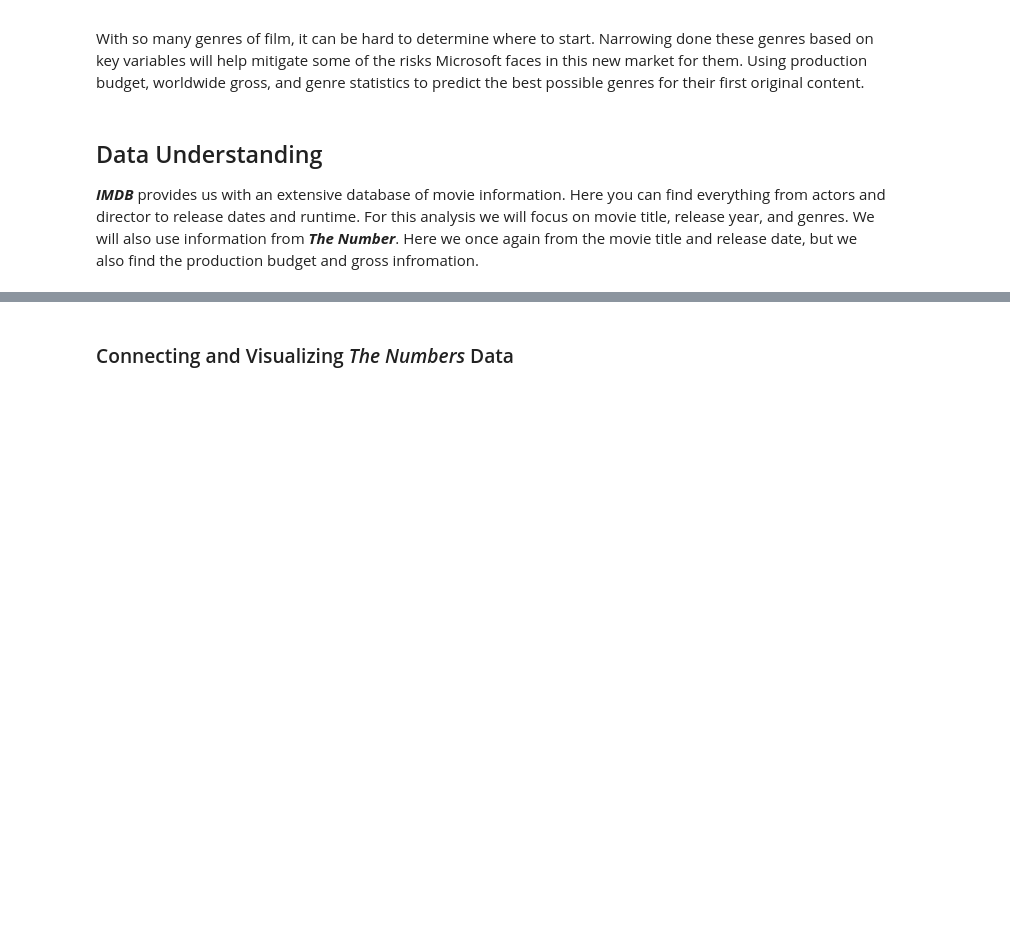
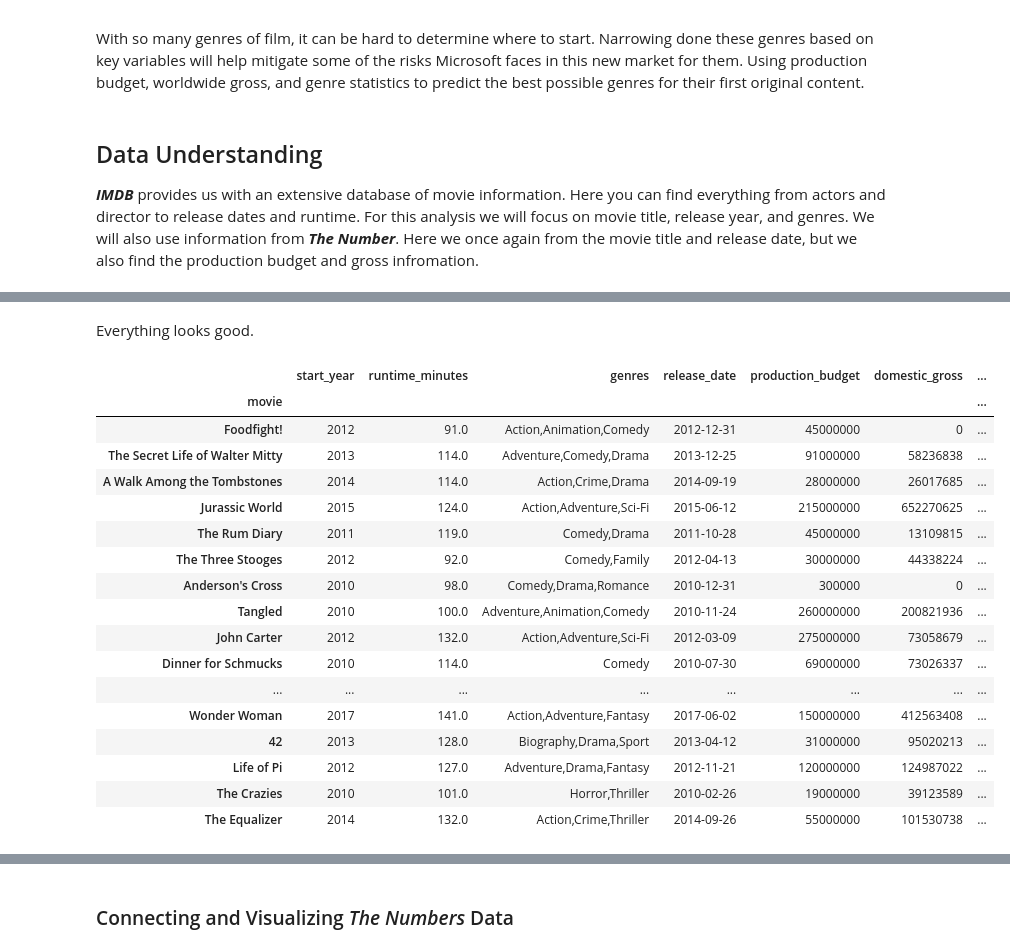
Before and after one commit to rustyb08/phase_1_project, a Jupyter notebook: Microsoft Original Content.ipynb, the cells around one changed output, grey strips where cells are left out. Drawn from its saved outputs; the diff is of its cells as text; code cells hidden in the pictures; blank space fills up the shorter version.

Commit message:
More analysis
Decided to dive deeper into the data after speaking with my instructor.

```diff
--- a/Microsoft Original Content.ipynb
+++ b/Microsoft Original Content.ipynb
@@ -35,0 +480,5 @@ with ZipFile('Data/im.db.zip', 'r') as zip:
+# %%
+# Changes the index from 'movie_id' to 'movie'.
+tn_movie_budget.set_index('movie', inplace=True)
+
+tn_movie_budget.info()
@@ -35,0 +501,6 @@ with ZipFile('Data/im.db.zip', 'r') as zip:
+# %%
+# Removes the id column
+tn_movie_budget = tn_movie_budget.drop('id', 1)
+
+# Let's view the dataframe to make sure we have it the way we want.
+tn_movie_budget.head()
@@ -35,0 +517,6 @@ with ZipFile('Data/im.db.zip', 'r') as zip:
+# %%
+# Converts date from string to datetime.
+tn_movie_budget['release_date'] = pd.to_datetime(tn_movie_budget['release_date'])
+
+# Let's see if it works.
+tn_movie_budget.info()
@@ -35,0 +538,5 @@ with ZipFile('Data/im.db.zip', 'r') as zip:
+# %%
+# Combines the IMDB table with The Numbers budget information
+# along movie and year.
+movies_df = pd.merge(imdb_basics, tn_movie_budget, left_on=['movie', 'start_year'], right_on=['movie', 'year'])
+movies_df.info()
@@ -35,0 +559,24 @@ with ZipFile('Data/im.db.zip', 'r') as zip:
+# %% [markdown]
+Everything looks good.
+# %%
+# Visualize the data
+movies_df.head(25)
+# %% [output]
+|  | start_year | runtime_minutes | genres | release_date | production_budget | domestic_gross | ... |
+| movie |  |  |  |  |  |  | ... |
+| Foodfight! | 2012 | 91.0 | Action,Animation,Comedy | 2012-12-31 | 45000000 | 0 | ... |
+| The Secret Life of Walter Mitty | 2013 | 114.0 | Adventure,Comedy,Drama | 2013-12-25 | 91000000 | 58236838 | ... |
+| A Walk Among the Tombstones | 2014 | 114.0 | Action,Crime,Drama | 2014-09-19 | 28000000 | 26017685 | ... |
+| Jurassic World | 2015 | 124.0 | Action,Adventure,Sci-Fi | 2015-06-12 | 215000000 | 652270625 | ... |
+| The Rum Diary | 2011 | 119.0 | Comedy,Drama | 2011-10-28 | 45000000 | 13109815 | ... |
+| The Three Stooges | 2012 | 92.0 | Comedy,Family | 2012-04-13 | 30000000 | 44338224 | ... |
+| Anderson's Cross | 2010 | 98.0 | Comedy,Drama,Romance | 2010-12-31 | 300000 | 0 | ... |
+| Tangled | 2010 | 100.0 | Adventure,Animation,Comedy | 2010-11-24 | 260000000 | 200821936 | ... |
+| John Carter | 2012 | 132.0 | Action,Adventure,Sci-Fi | 2012-03-09 | 275000000 | 73058679 | ... |
+| Dinner for Schmucks | 2010 | 114.0 | Comedy | 2010-07-30 | 69000000 | 73026337 | ... |
+| ... | ... | ... | ... | ... | ... | ... | ... |
+| Wonder Woman | 2017 | 141.0 | Action,Adventure,Fantasy | 2017-06-02 | 150000000 | 412563408 | ... |
+| 42 | 2013 | 128.0 | Biography,Drama,Sport | 2013-04-12 | 31000000 | 95020213 | ... |
+| Life of Pi | 2012 | 127.0 | Adventure,Drama,Fantasy | 2012-11-21 | 120000000 | 124987022 | ... |
+| The Crazies | 2010 | 101.0 | Horror,Thriller | 2010-02-26 | 19000000 | 39123589 | ... |
+| The Equalizer | 2014 | 132.0 | Action,Crime,Thriller | 2014-09-26 | 55000000 | 101530738 | ... |
```
Also changed, not shown: parts of 110 cells of this notebook.
